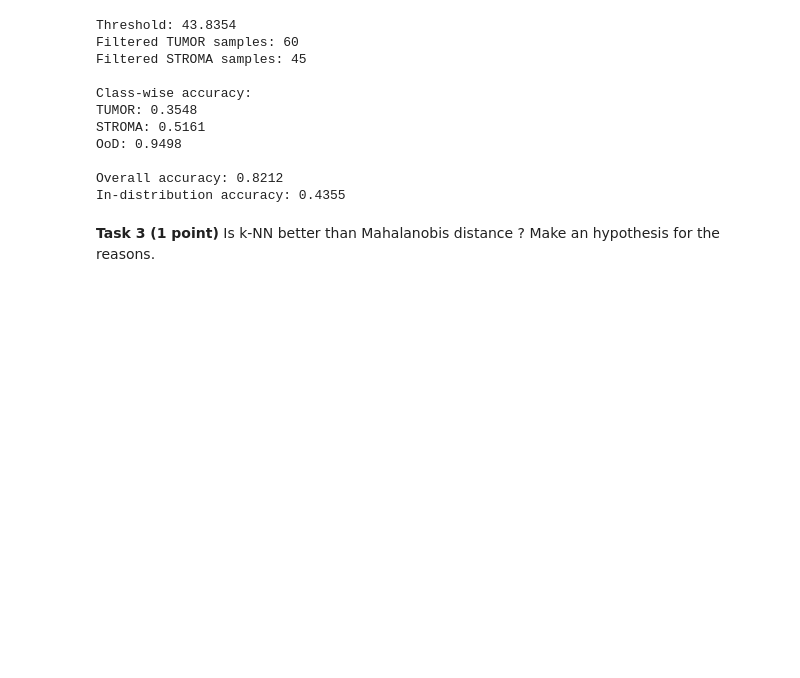
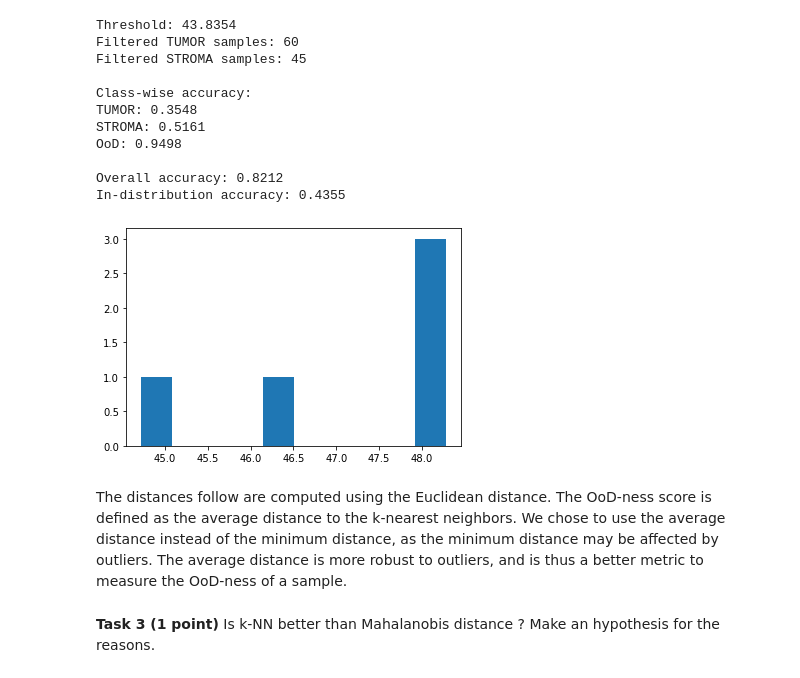
Before and after one commit to tobiasforest/iapr, a Jupyter notebook: labs/lab_03_classification.ipynb, the cells around one changed output. Saved outputs shown, nothing was run; the diff lists cells and outputs as text; code cells hidden in the pictures; blank space fills up the shorter version.

```diff
--- a/labs/lab_03_classification.ipynb
+++ b/labs/lab_03_classification.ipynb
@@ -369,6 +369,13 @@ OoD: 0.9498
 
 Overall accuracy: 0.8212
 In-distribution accuracy: 0.4355
+# %%
+g = plt.hist(np.sort(knn_distances[0]))
+plt.show(g)
+# %% [output]
+[figure, added]
+# %% [markdown]
+The distances follow are computed using the Euclidean distance. The OoD-ness score is defined as the average distance to the k-nearest neighbors. We chose to use the average distance instead of the minimum distance, as the minimum distance may be affected by outliers. The average distance is more robust to outliers, and is thus a better metric to measure the OoD-ness of a sample.
 # %% [markdown]
 **Task 3 (1 point)** Is k-NN better than Mahalanobis distance ? Make an hypothesis for the reasons.
 # %% [markdown]
```
Also changed, not shown: parts of 6 cells of this notebook.
